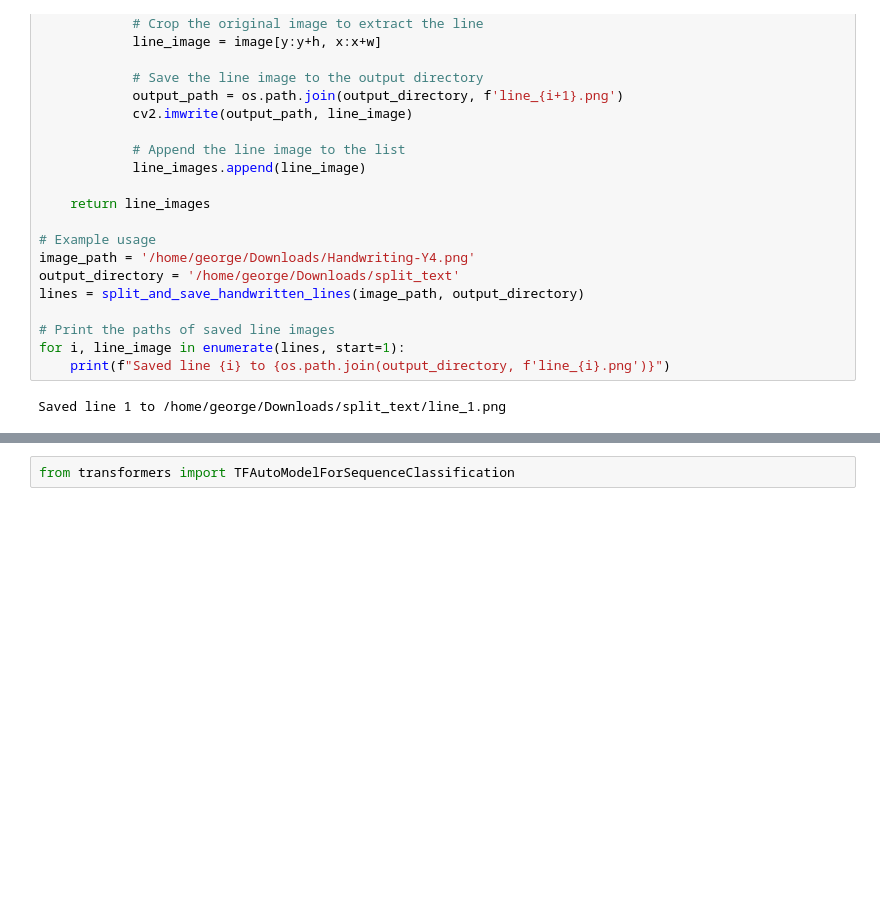
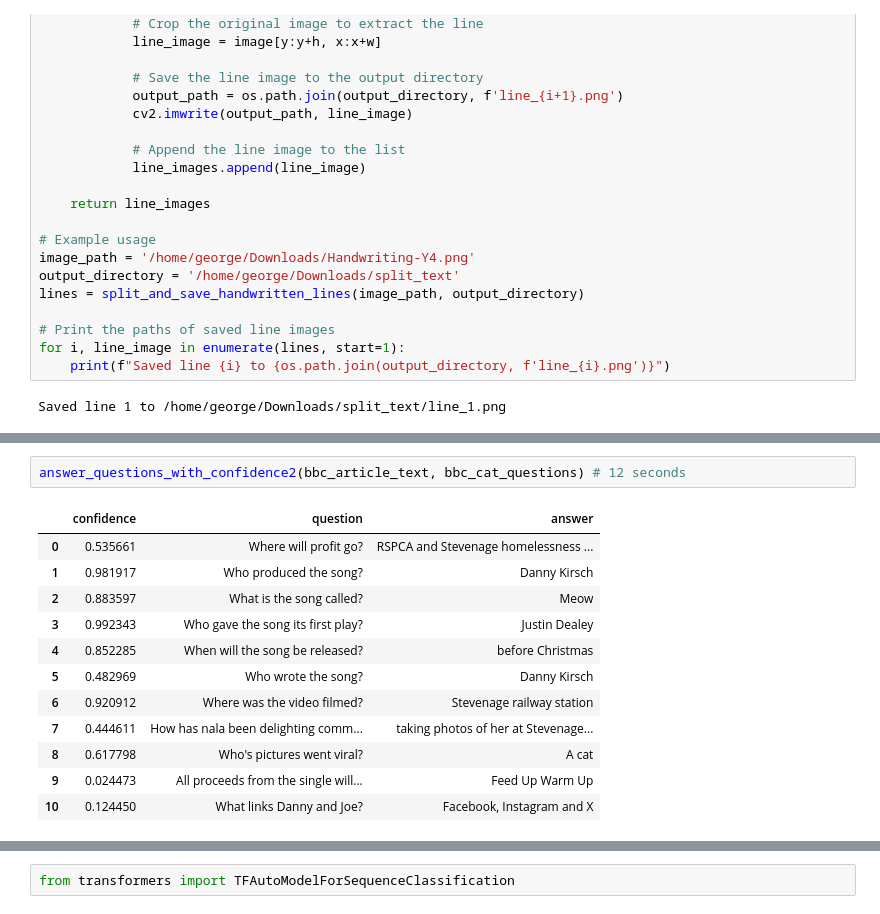
Before and after one commit to sjacob-07/quizachu, a Jupyter notebook: notebooks/GRDWilliams_answer_questions.ipynb, the cells around one changed output, grey strips where cells are left out. Drawn from its saved outputs; the diff is of its cells as text; blank space fills up the shorter version.

```diff
--- a/notebooks/GRDWilliams_answer_questions.ipynb
+++ b/notebooks/GRDWilliams_answer_questions.ipynb
@@ -428,0 +554,15 @@ Saved line 1 to /home/george/Downloads/split_text/line_1.png
+# %%
+answer_questions_with_confidence2(bbc_article_text, bbc_cat_questions) # 12 seconds
+# %% [output]
+|  | confidence | question | answer |
+| 0 | 0.535661 | Where will profit go? | RSPCA and Stevenage homelessness ... |
+| 1 | 0.981917 | Who produced the song? | Danny Kirsch |
+| 2 | 0.883597 | What is the song called? | Meow |
+| 3 | 0.992343 | Who gave the song its first play? | Justin Dealey |
+| 4 | 0.852285 | When will the song be released? | before Christmas |
+| 5 | 0.482969 | Who wrote the song? | Danny Kirsch |
+| 6 | 0.920912 | Where was the video filmed? | Stevenage railway station |
+| 7 | 0.444611 | How has nala been delighting comm... | taking photos of her at Stevenage... |
+| 8 | 0.617798 | Who's pictures went viral? | A cat |
+| 9 | 0.024473 | All proceeds from the single will... | Feed Up Warm Up |
+| 10 | 0.124450 | What links Danny and Joe? | Facebook, Instagram and X |
```
Also changed, not shown: parts of 68 cells of this notebook.
